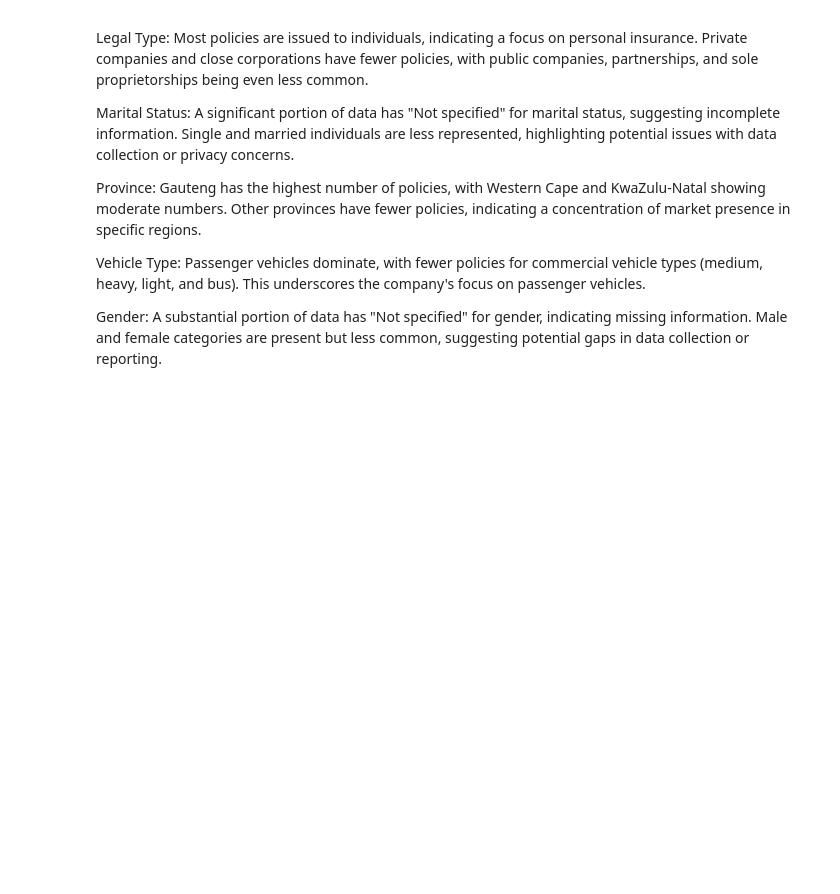
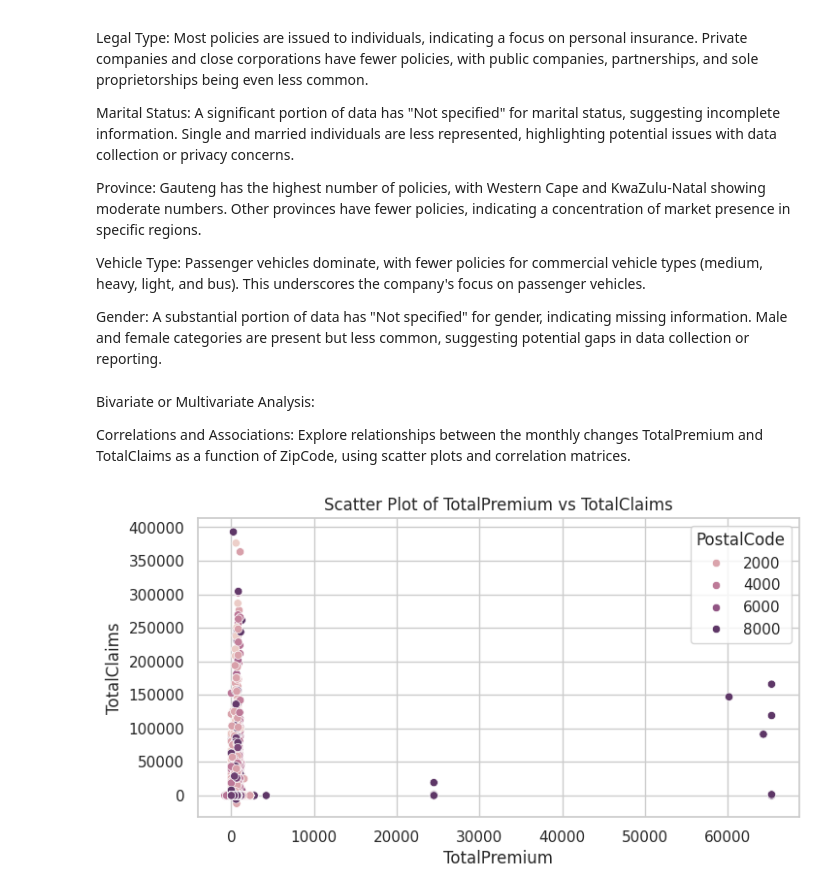
Before and after one commit to ab3lT/10-Academy-Week-3, a Jupyter notebook: notebooks/eda.ipynb, the cells around one changed output. Drawn from its saved outputs; the diff is of its cells as text; code cells hidden in the pictures; blank space fills up the shorter version.

Commit message:
Insights from the Scatter Plot of Total Premium vs. Total Claims

```diff
--- a/notebooks/eda.ipynb
+++ b/notebooks/eda.ipynb
@@ -230,3 +230,17 @@ Province: Gauteng has the highest number of policies, with Western Cape and KwaZ
 Vehicle Type: Passenger vehicles dominate, with fewer policies for commercial vehicle types (medium, heavy, light, and bus). This underscores the company's focus on passenger vehicles.
 
 Gender: A substantial portion of data has "Not specified" for gender, indicating missing information. Male and female categories are present but less common, suggesting potential gaps in data collection or reporting.
+# %% [markdown]
+Bivariate or Multivariate Analysis:
+
+Correlations and Associations: Explore relationships between the monthly changes TotalPremium and TotalClaims as a function of ZipCode, using scatter plots and correlation matrices.
+# %%
+# Define x and y column
+x_col = 'TotalPremium'
+y_col = 'TotalClaims'
+col_hue = 'PostalCode'
+
+# Plot scatter plot
+vis.scatter_plot(x_col, y_col, col_hue)
+# %% [output]
+[figure, added]
```
